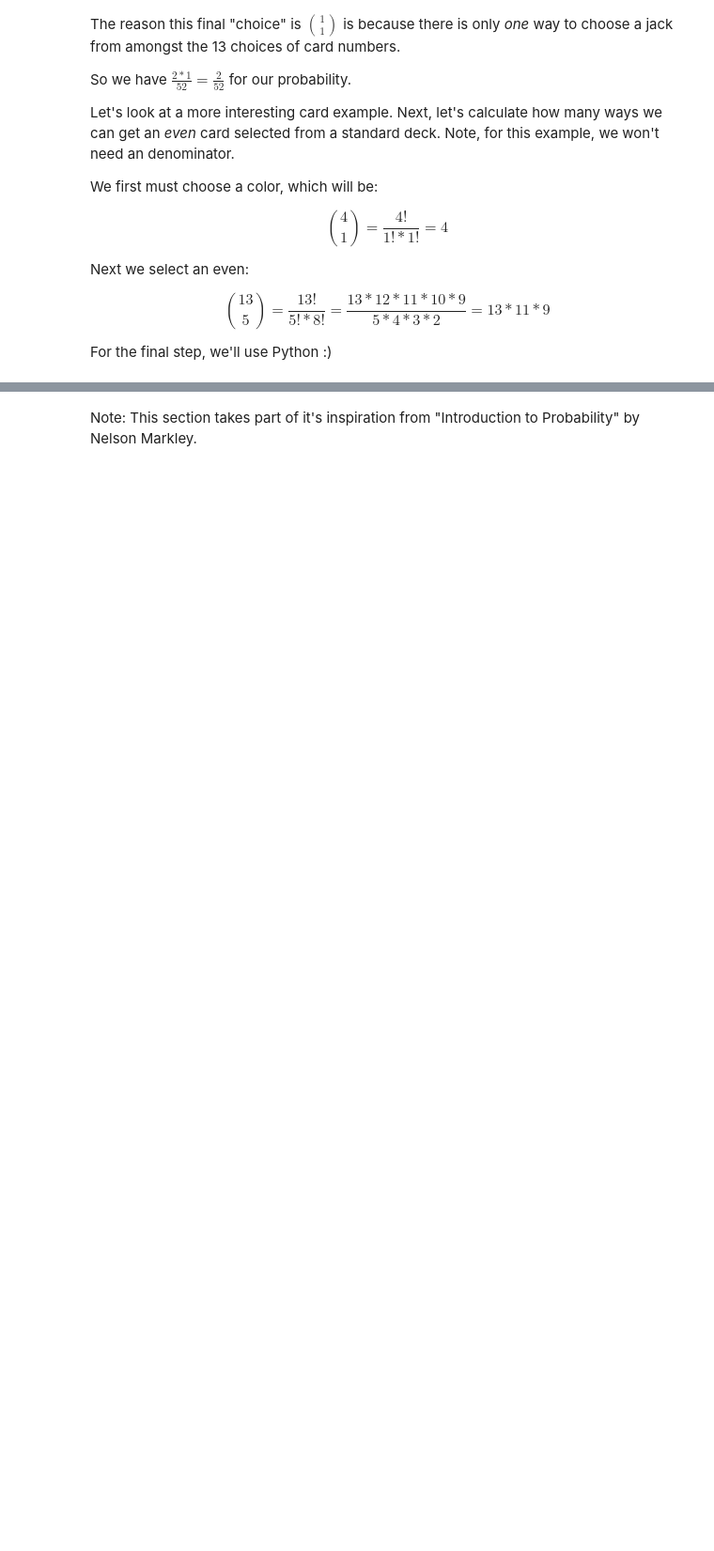
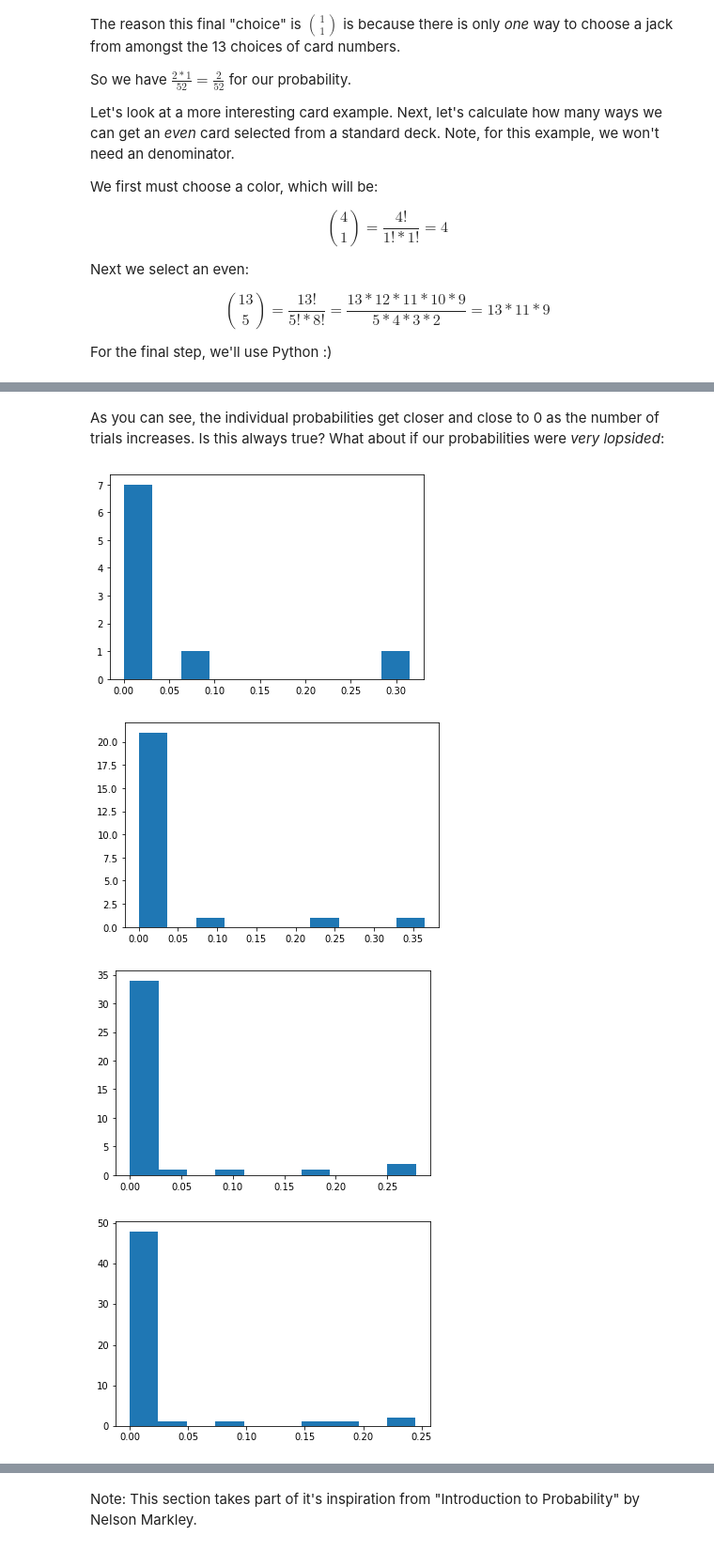
Before and after one commit to EricSchles/algorithms_book, a Jupyter notebook: Counterexamples_and_Testing.ipynb, the cells around one changed output, grey strips where cells are left out. Shown at 94% size. Saved outputs shown, nothing was run; the diff lists cells and outputs as text; code cells hidden in the pictures; blank space fills up the shorter version.

```diff
--- a/Counterexamples_and_Testing.ipynb
+++ b/Counterexamples_and_Testing.ipynb
@@ -739,0 +976,12 @@ So there are 5148 ways we can get an even card.  Note the 4 in the above calcula
+# %% [markdown]
+As you can see, the individual probabilities get closer and close to 0 as the number of trials increases.  Is this always true?  What about if our probabilities were _very lopsided_:
+# %%
+for n in range(10, 100, 15):
+    probabilities = get_shape(n, 0.95, 0.05)
+    plt.hist(probabilities)
+    plt.show()
+# %% [output]
+[figure, added]
+[figure, added]
+[figure, added]
+[figure, added]
```
Also changed, not shown: parts of 28 cells of this notebook.
